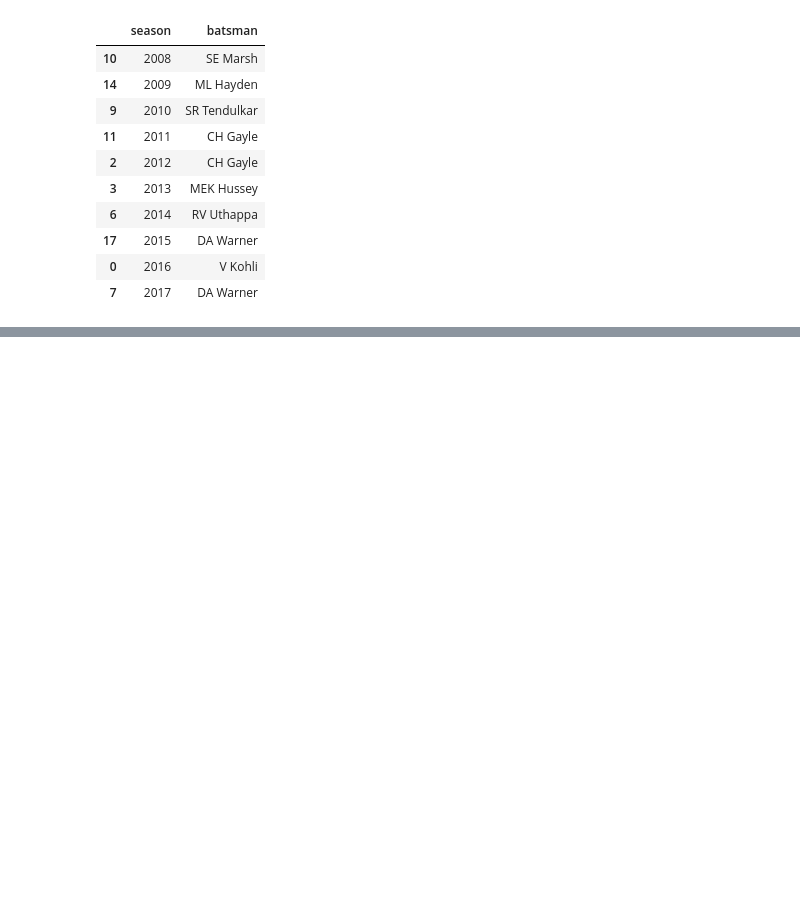
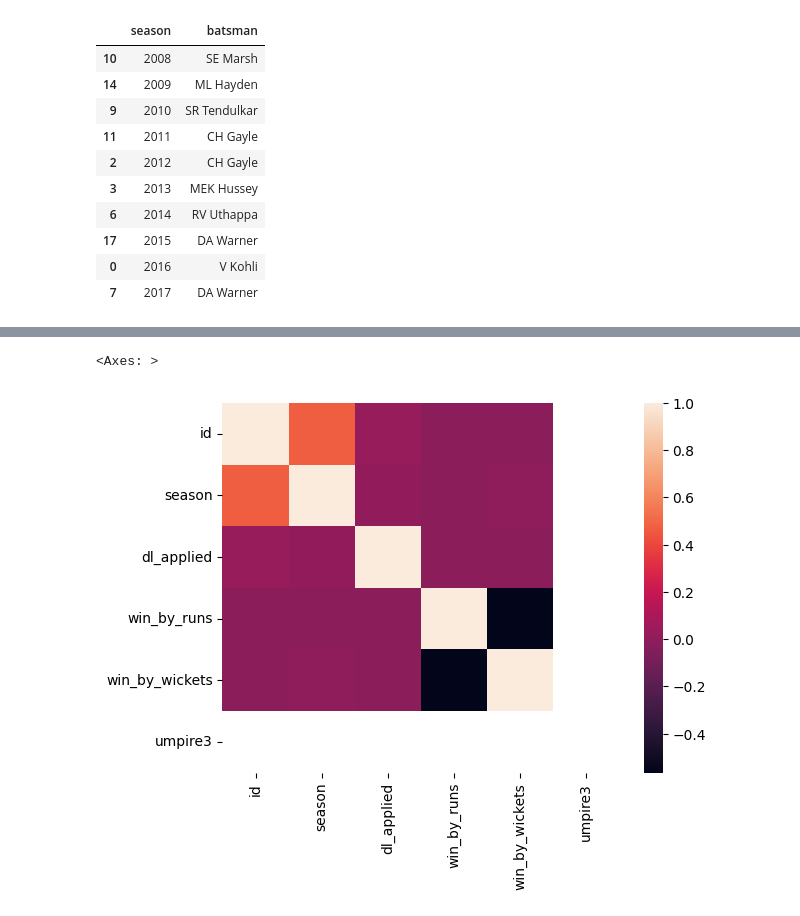
Before and after one commit to RazyAnas/MachineLearning, a Jupyter notebook: Pandas.ipynb, the cells around one changed output, grey strips where cells are left out. Cells and saved outputs as stored; diff of their text form; code cells hidden in the pictures; blank space fills up the shorter version.

```diff
--- a/Pandas.ipynb
+++ b/Pandas.ipynb
@@ -882,0 +953,2 @@ se
+# %%
+match = pd.read_csv("/content/drive/MyDrive/matches.csv")
@@ -882,0 +965,5 @@ se
+# %%
+sns.heatmap(match.corr(numeric_only=True))
+# %% [output]
+<Axes: >
+[figure, added]
```
Also changed, not shown: parts of 35 cells of this notebook.
